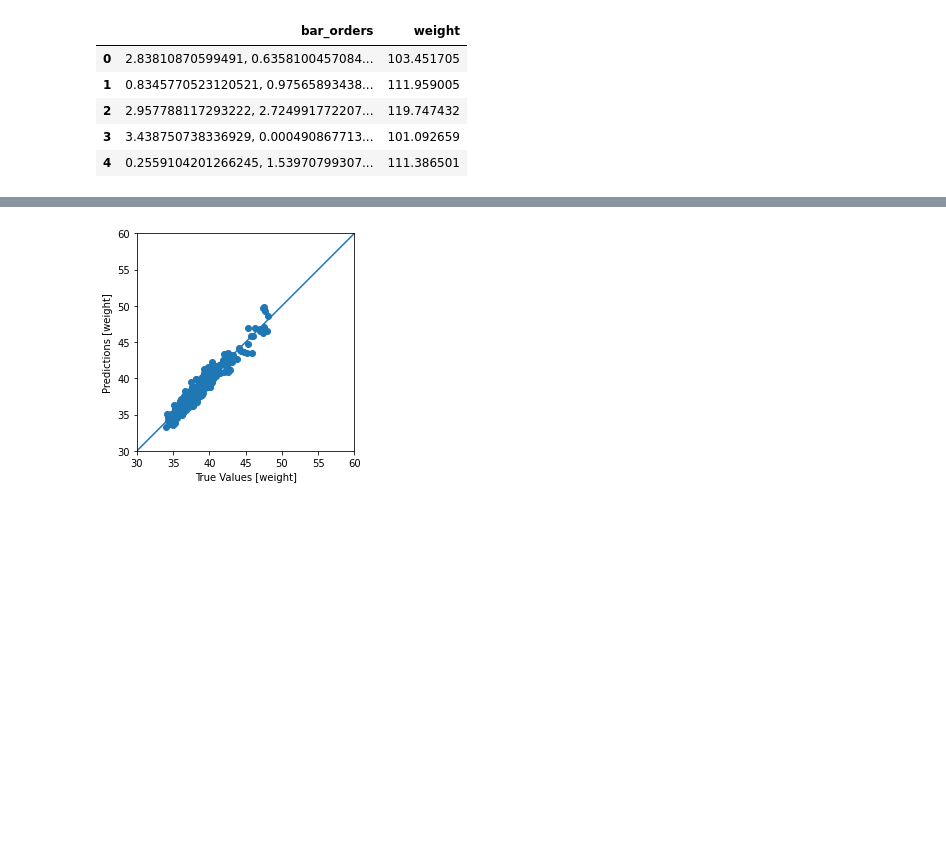
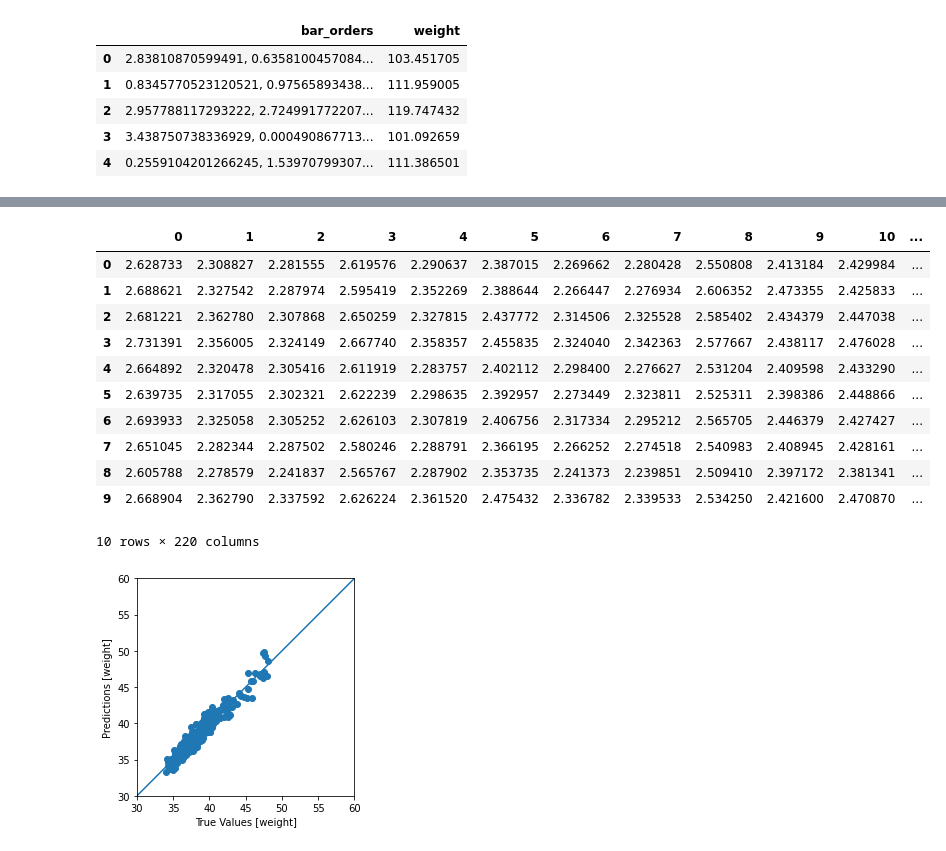
Before and after one commit to XingxinHE/FinalThesis_DL-GA, a Jupyter notebook: Stage_3_LSTM.ipynb, the cells around one changed output, grey strips where cells are left out. Saved outputs shown, nothing was run; the diff lists cells and outputs as text; code cells hidden in the pictures; blank space fills up the shorter version.

```diff
--- a/Stage_3_LSTM.ipynb
+++ b/Stage_3_LSTM.ipynb
@@ -144,3 +381,18 @@ test_predictions = model.predict({"type": test_dataset_type})
+# %%
+test_predictions * train_y_test_y_stats['std'] + train_y_test_y_stats['mean']
+# %% [output]
+|  | 0 | 1 | 2 | 3 | 4 | 5 | 6 | 7 | 8 | 9 | 10 | ... |
+| 0 | 2.628733 | 2.308827 | 2.281555 | 2.619576 | 2.290637 | 2.387015 | 2.269662 | 2.280428 | 2.550808 | 2.413184 | 2.429984 | ... |
+| 1 | 2.688621 | 2.327542 | 2.287974 | 2.595419 | 2.352269 | 2.388644 | 2.266447 | 2.276934 | 2.606352 | 2.473355 | 2.425833 | ... |
+| 2 | 2.681221 | 2.362780 | 2.307868 | 2.650259 | 2.327815 | 2.437772 | 2.314506 | 2.325528 | 2.585402 | 2.434379 | 2.447038 | ... |
+| 3 | 2.731391 | 2.356005 | 2.324149 | 2.667740 | 2.358357 | 2.455835 | 2.324040 | 2.342363 | 2.577667 | 2.438117 | 2.476028 | ... |
+| 4 | 2.664892 | 2.320478 | 2.305416 | 2.611919 | 2.283757 | 2.402112 | 2.298400 | 2.276627 | 2.531204 | 2.409598 | 2.433290 | ... |
+| 5 | 2.639735 | 2.317055 | 2.302321 | 2.622239 | 2.298635 | 2.392957 | 2.273449 | 2.323811 | 2.525311 | 2.398386 | 2.448866 | ... |
+| 6 | 2.693933 | 2.325058 | 2.305252 | 2.626103 | 2.307819 | 2.406756 | 2.317334 | 2.295212 | 2.565705 | 2.446379 | 2.427427 | ... |
+| 7 | 2.651045 | 2.282344 | 2.287502 | 2.580246 | 2.288791 | 2.366195 | 2.266252 | 2.274518 | 2.540983 | 2.408945 | 2.428161 | ... |
+| 8 | 2.605788 | 2.278579 | 2.241837 | 2.565767 | 2.287902 | 2.353735 | 2.241373 | 2.239851 | 2.509410 | 2.397172 | 2.381341 | ... |
+| 9 | 2.668904 | 2.362790 | 2.337592 | 2.626224 | 2.361520 | 2.475432 | 2.336782 | 2.339533 | 2.534250 | 2.421600 | 2.470870 | ... |
+10 rows × 220 columns
 # %%
 a = plt.axes(aspect='equal')
 plt.scatter(weight_pred, test_weight_label)
```
Also changed, not shown: parts of 58 cells of this notebook.
